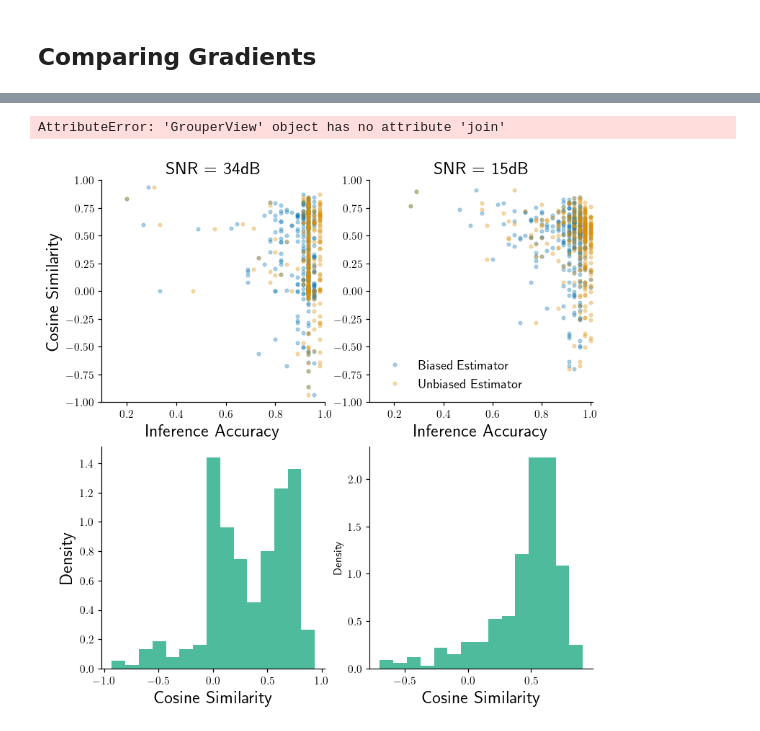
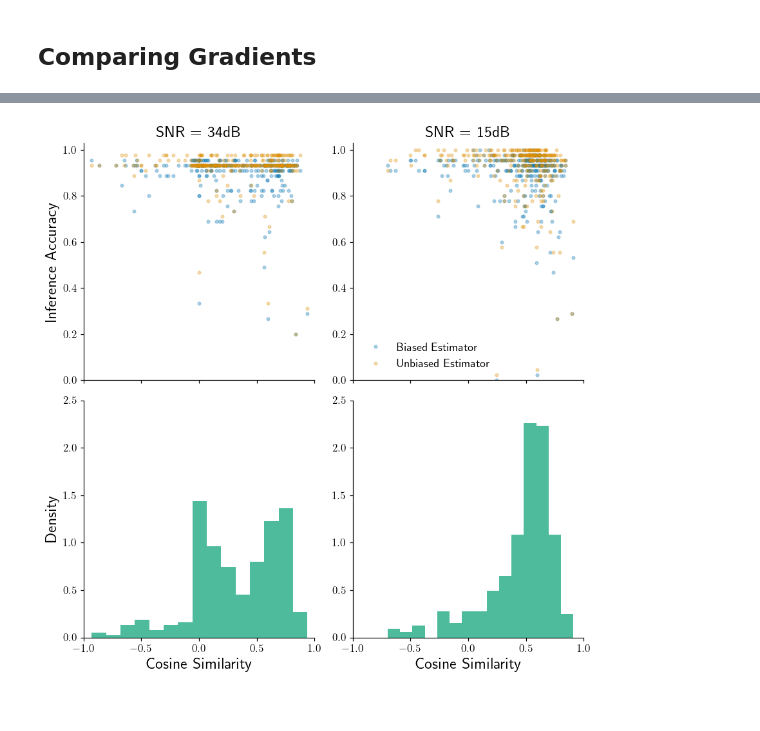
Before and after one commit to vjaltare/sawy, a Jupyter notebook: notebooks/gradients_noise_comparisons_uci_iris.ipynb, the cells around one changed output, grey strips where cells are left out. Cells and saved outputs as stored; diff of their text form; code cells hidden in the pictures.

Commit message:
gradient norm plots up

```diff
--- a/notebooks/gradients_noise_comparisons_uci_iris.ipynb
+++ b/notebooks/gradients_noise_comparisons_uci_iris.ipynb
@@ -365,9 +366,9 @@ array([1000.        ,   34.43383789,   15.2316103 ])
 # %% [markdown]
 ## Comparing Gradients
 # %%
-# load the data: gradients_comparison
-cosine_data_n2 = pickle.load(open(os.path.join(DATA_PATH, "cosine_similarity_accuracy_comparison_uci_iris_2026-06-17_noise_0.010.pkl"), "rb"))
-cosine_data_n1 = pickle.load(open(os.path.join(DATA_PATH, "cosine_similarity_accuracy_comparison_uci_iris_2026-06-17_noise_0.100.pkl"), "rb"))
+# load the data: gradients_comparison: 2026-06-18 files also have gradient norms
+cosine_data_n2 = pickle.load(open(os.path.join(DATA_PATH, "cosine_similarity_accuracy_comparison_uci_iris_2026-06-18_noise_0.010.pkl"), "rb"))
+cosine_data_n1 = pickle.load(open(os.path.join(DATA_PATH, "cosine_similarity_accuracy_comparison_uci_iris_2026-06-18_noise_0.100.pkl"), "rb"))
 
 cosine_data_n2 = pd.DataFrame(cosine_data_n2['state'])
 cosine_data_n1 = pd.DataFrame(cosine_data_n1['state'])
@@ -396,14 +397,17 @@ print(cosine_data_n1.head())
 # %%
 # plotting
+today = date.today().isoformat()
+_save_fig = False
+
 cb_pal = sns.color_palette("colorblind")
-fig, ax = plt.subplots(2, 2, figsize=(8, 8), dpi=110)
+fig, ax = plt.subplots(2, 2, figsize=(8, 8), dpi=110,sharex=True)
 
 for axs, i in zip(ax.flatten(), range(4)):
     # left size: SNR = 34dB, right side SNR = 15dB
     if i < 2:
         if i == 0:
-            axs.plot(cosine_data_n2["inference_accuracy_trident"],
-            cosine_data_n2["cosine_similarity"],
+            axs.plot(cosine_data_n2["cosine_similarity"],
+            cosine_data_n2["inference_accuracy_trident"],
             marker='o',
             lw=0,
             alpha=0.3,
@@ -411,8 +415,8 @@ for axs, i in zip(ax.flatten(), range(4)):
             color=cb_pal[0],
             label="Biased Estimator")
 
-            axs.plot(cosine_data_n2["inference_accuracy_exact"],
-            cosine_data_n2["cosine_similarity"],
+            axs.plot(cosine_data_n2["cosine_similarity"],
+            cosine_data_n2["inference_accuracy_exact"],
             marker='o',
             lw=0,
             alpha=0.3,
@@ -420,19 +424,19 @@ for axs, i in zip(ax.flatten(), range(4)):
             color=cb_pal[1],
             label="Unbiased Estimator")
 
-            axs.set_xlabel("Inference Accuracy", fontsize=16)
-            axs.set_ylabel("Cosine Similarity", fontsize=16)
+            axs.set_ylabel("Inference Accuracy", fontsize=16)
+            # axs.set_xlabel("Cosine Similarity", fontsize=16)
 
-            axs.set_ylim(-1.0, 1.0)
-            axs.set_xlim(0.1, 1.0)
+            # axs.set_ylim(-1.0, 1.0)
+            # axs.set_xlim(0.1, 1.0)
 
             axs.set_title("SNR = 34dB", fontsize=16)
 
 
         else:
 
-            axs.plot(cosine_data_n1["inference_accuracy_trident"],
-            cosine_data_n1["cosine_similarity"],
+            axs.plot(cosine_data_n1["cosine_similarity"],
+            cosine_data_n1["inference_accuracy_trident"],
             marker='o',
             lw=0,
             alpha=0.3,
@@ -440,8 +444,8 @@ for axs, i in zip(ax.flatten(), range(4)):
             color=cb_pal[0],
             label="Biased Estimator")
 
-            axs.plot(cosine_data_n1["inference_accuracy_exact"],
-            cosine_data_n1["cosine_similarity"],
+            axs.plot(cosine_data_n1["cosine_similarity"],
+            cosine_data_n1["inference_accuracy_exact"],
             marker='o',
             lw=0,
             alpha=0.3,
@@ -451,9 +455,10 @@ for axs, i in zip(ax.flatten(), range(4)):
             )
 
 
-            axs.set_ylim(-1.0, 1.0)
-            axs.set_xlim(0.1, 1.01)
-            axs.set_xlabel("Inference Accuracy", fontsize=16)
+            # axs.set_ylim(-1.0, 1.0)
+            # axs.set_xlim(0.1, 1.01)
+            # axs.set_ylabel("Inference Accuracy", fontsize=16)
+            # axs.set_xlabel("Cosine Similarity", fontsize=16)
             axs.set_title("SNR = 15dB", fontsize=16)
 
             axs.legend(frameon=False, fontsize=12)
@@ -463,34 +468,46 @@ for axs, i in zip(ax.flatten(), range(4)):
             sns.histplot(
                 data=cosine_data_n2,
                 x="cosine_similarity",
                 bins=15,
                 edgecolor=None,
                 stat="density",
                 color=cb_pal[2],
                 alpha=0.7,
                 ax=axs
             )
             axs.set_ylabel("Density", fontsize=16)
             axs.set_xlabel("Cosine Similarity", fontsize=16)
 
         else:
             sns.histplot(
                 data=cosine_data_n1,
                 x="cosine_similarity",
                 bins=15,
                 edgecolor=None,
                 stat="density",
                 color=cb_pal[2],
                 alpha=0.7,
                 ax=axs
             )
             axs.set_xlabel("Cosine Similarity", fontsize=16)
+            axs.set_ylabel("", fontsize=16)
 
 
     sns.despine(ax=axs)
 
-# share y-axis between ax[0,0] and ax[1,0] (Matplotlib >= 3.8 compatible)
-ax[1, 0].sharey(ax[0, 0])
+ax[0,0].sharey(ax[0,1])
+ax[1,0].sharey(ax[1,1])
+
+ax[0,0].set_ylim(0.0, 1.03)
+ax[1,0].set_ylim(0, 2.5)
+ax[1, 0].set_xlim(-1, 1)
+ax[1, 1].set_xlim(-1, 1)
+
+for axs in ax.ravel():
+    axs.tick_params(axis='both', labelsize=11)
+
+plt.tight_layout()
+if _save_fig:
+    fig.savefig(os.path.join(FIGURES_PATH, f"cosine_sim_accuracy_uci_iris_{today}.pdf"), bbox_inches="tight", dpi=300)
 # %% [output]
-AttributeError: 'GrouperView' object has no attribute 'join'
-[figure, old version]
+[figure, new version]
```
Also changed, not shown: parts of 3 cells of this notebook.
